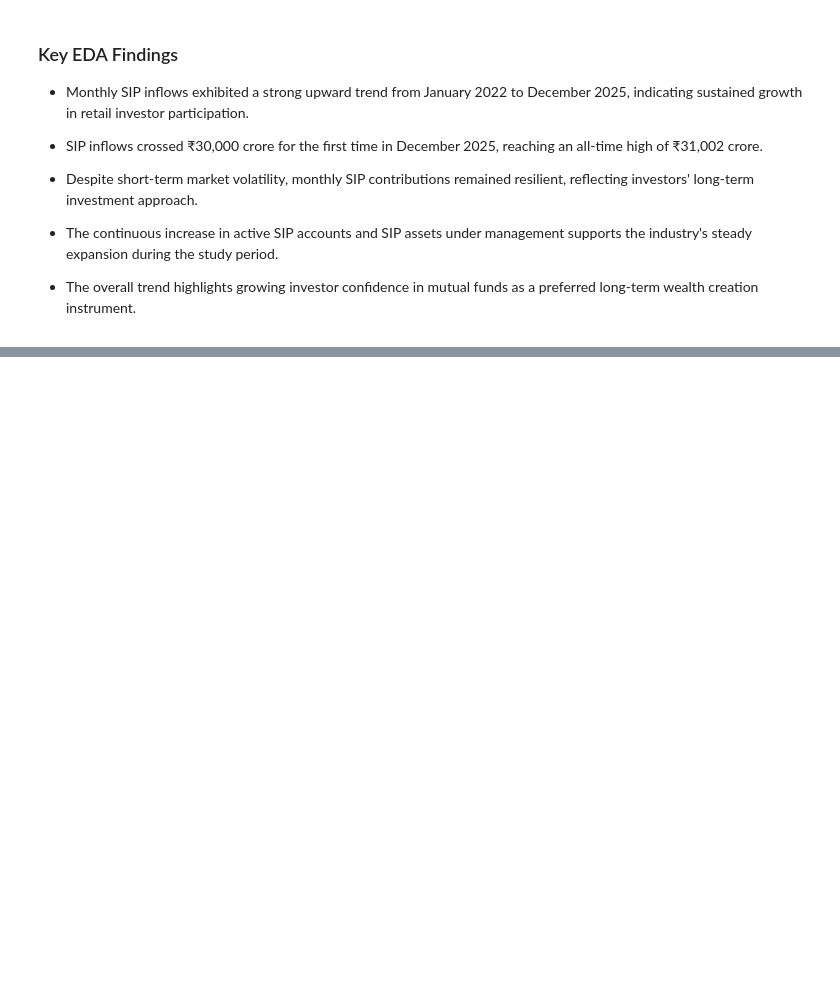
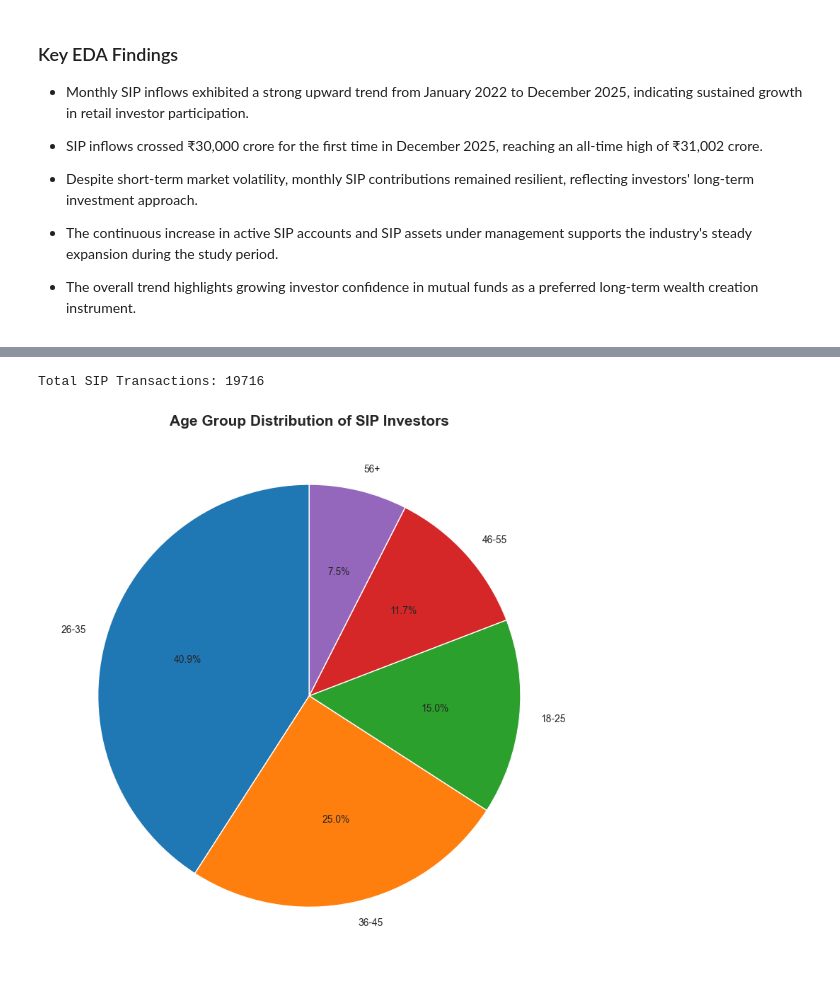
Before and after one commit to Reena-Ydv/Mutual_Fund_Analytics_Project, a Jupyter notebook: Notebooks/EDA_Analysis.ipynb, the cells around one changed output, grey strips where cells are left out. Cells and saved outputs as stored; diff of their text form; code cells hidden in the pictures; blank space fills up the shorter version.

```diff
--- a/Notebooks/EDA_Analysis.ipynb
+++ b/Notebooks/EDA_Analysis.ipynb
@@ -451,0 +554,6 @@ TypeError: Type is not JSON serializable: Timestamp
+# %%
+# Load Investor Transactions dataset
+
+investor_df = pd.read_csv("../Data/Processed/08_investor_transactions_cleaned.csv")
+
+investor_df.head()
@@ -451,0 +567,39 @@ TypeError: Type is not JSON serializable: Timestamp
+# %%
+sip_transactions = investor_df[
+    investor_df["transaction_type"] == "SIP"
+].copy()
+
+print(f"Total SIP Transactions: {len(sip_transactions)}")
+# %% [output]
+Total SIP Transactions: 19716
+# %%
+import matplotlib.pyplot as plt
+
+age_counts = sip_transactions["age_group"].value_counts()
+
+plt.figure(figsize=(8,8))
+
+plt.pie(
+    age_counts,
+    labels=age_counts.index,
+    autopct="%1.1f%%",
+    startangle=90
+)
+
+plt.title(
+    "Age Group Distribution of SIP Investors",
+    fontsize=15,
+    fontweight="bold"
+)
+
+plt.tight_layout()
+
+plt.savefig(
+    "../Reports/Charts/age_group_distribution.png",
+    dpi=300,
+    bbox_inches="tight"
+)
+
+plt.show()
+# %% [output]
+[figure, added]
```
Also changed, not shown: parts of 47 cells of this notebook, 11 other files.
